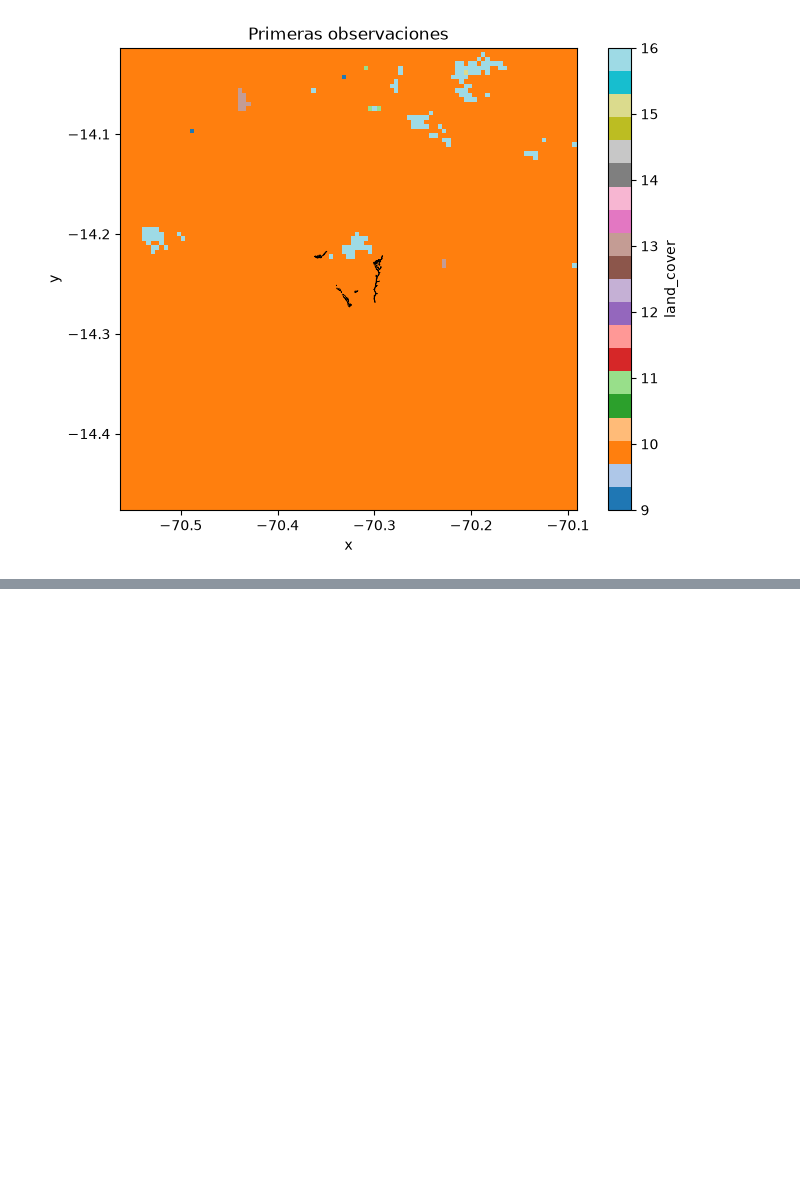
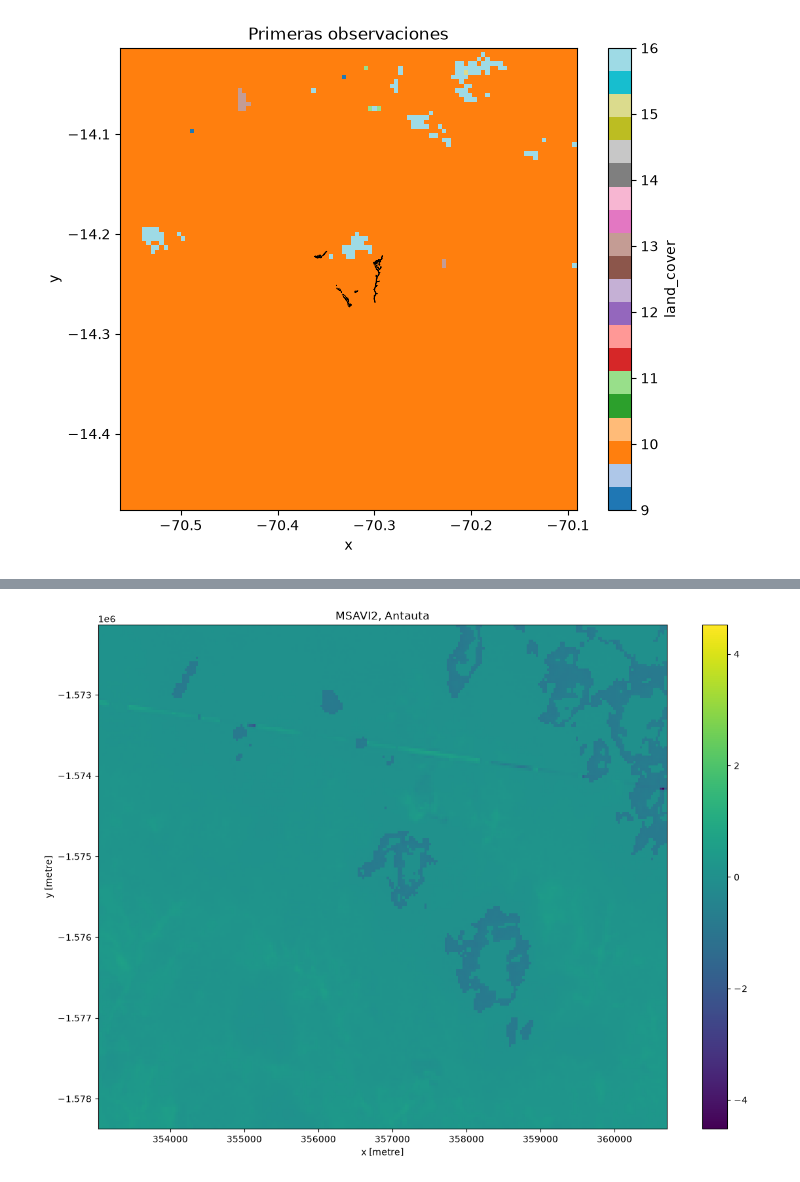
Before and after one commit to SALINASSebas/geocomp_TF, a Jupyter notebook: project_dataSearch.ipynb, the cells around one changed output, grey strips where cells are left out. Drawn from its saved outputs; the diff is of its cells as text; code cells hidden in the pictures; blank space fills up the shorter version.

```diff
--- a/project_dataSearch.ipynb
+++ b/project_dataSearch.ipynb
@@ -710,0 +712,5 @@ plt.show()
+# %%
+#!pip install odc.stac -q
+import odc.stac
+
+bands = ["nir08", "red"]
@@ -710,0 +754,2 @@ plt.show()
+# %%
+landsat_ant = serie_mensual(catalog, box_ant_no_bfr, bands, max_nube=10)
@@ -710,0 +758,17 @@ plt.show()
+# %%
+def calcular_msavi2(data):
+    red = data['red'].astype('float')
+    nir = data['nir08'].astype('float')
+    msavi2 = (2*nir+1-np.sqrt((2*nir+1)**2-8*(nir-red)))/2
+    return msavi2
+# %%
+msavi2_ant = calcular_msavi2(landsat_ant)
+msavi2_cap = calcular_msavi2(landsat_cap)
+# %%
+mapa_ant = msavi2_ant.sel(time="2000-01", method="nearest").squeeze(drop=True)
+
+fig, ax = plt.subplots(figsize=(14, 10))
+mapa_ant.plot.imshow(ax=ax, cmap="viridis")
+ax.set_title("MSAVI2, Antauta");
+# %% [output]
+[figure, added]
```
Also changed, not shown: parts of 10 cells of this notebook.
